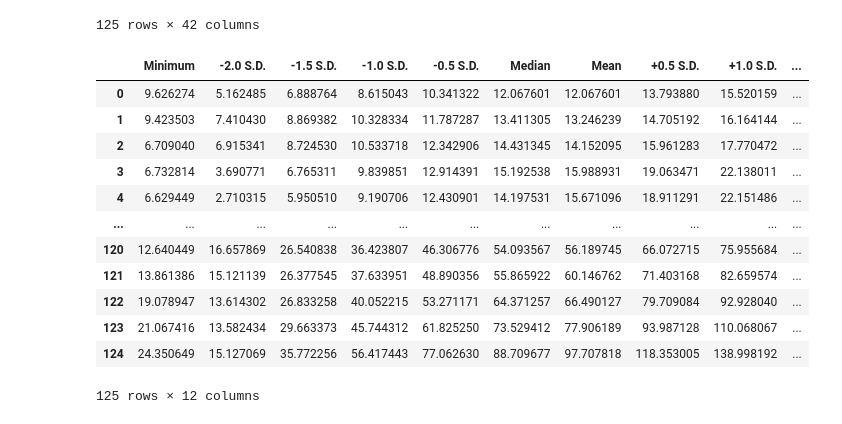
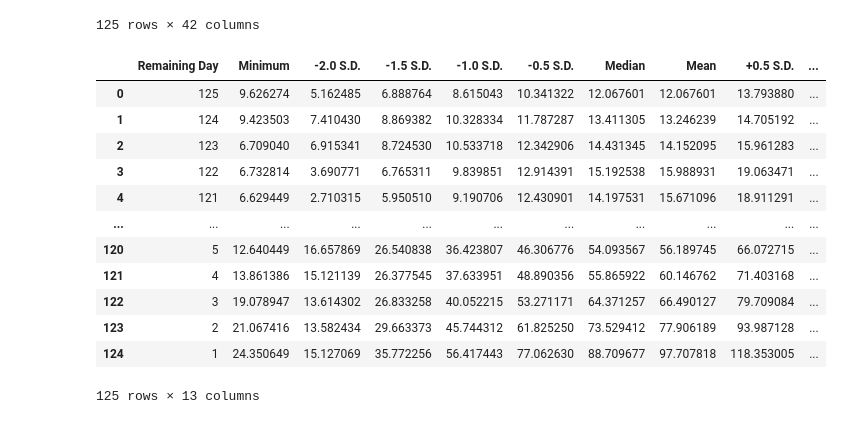
Before and after one commit to SamapanThongmee/SET_Index_Options_Premium_Analysis, a Jupyter notebook: main.ipynb, the cells around one changed output. Saved outputs shown, nothing was run; the diff lists cells and outputs as text; code cells hidden in the pictures.

```diff
--- a/main.ipynb
+++ b/main.ipynb
@@ -634,45 +634,45 @@ Normalized_Premium
 # %%
 sd_values = [-2.0, -1.5, -1.0, -0.5, 0.0, 0.5, 1.0, 1.5, 2.0]
 sd_dict = {}
 
 for sd_value in sd_values:
     label = f'{sd_value}SD'
     sd_dict[label] = Normalized_Premium[Normalized_Premium != 0].apply(lambda x: x.mean() + sd_value * x.std(), axis=1)
 
 sd_dict['min'] = Normalized_Premium[Normalized_Premium != 0].min(axis=1)
 sd_dict['max'] = Normalized_Premium[Normalized_Premium != 0].max(axis=1)
 
 sd_dict['median'] = Normalized_Premium[Normalized_Premium != 0].median(axis=1)
 sd_dict['mean'] = Normalized_Premium[Normalized_Premium != 0].mean(axis=1)
 
 # Add the calculated values to the DataFrame
 for label, values in sd_dict.items():
     Normalized_Premium[label] = values
 
 Normalized_Premium = Normalized_Premium.iloc[:,-13:]
 Normalized_Premium = Normalized_Premium[['min', '-2.0SD', '-1.5SD', '-1.0SD', '-0.5SD',	'median', 'mean', '0.5SD',	'1.0SD', '1.5SD', '2.0SD', 'max']]
 Normalized_Premium = Normalized_Premium.rename(columns={'min':'Minimum',
                                                         '-2.0SD':'-2.0 S.D.', '-1.5SD':'-1.5 S.D.', '-1.0SD':'-1.0 S.D.', '-0.5SD':'-0.5 S.D.',
                                                         'median':'Median', 'mean':'Mean',
                                                         '0.5SD':'+0.5 S.D.', '1.0SD':'+1.0 S.D.', '1.5SD':'+1.5 S.D.', '2.0SD':'+2.0 S.D.',
                                                         'max':'Maximum'})
 
-# Remaining_day = pd.DataFrame({'Remaining Day': range(125, 0, -1)})
-# Normalized_Premium = pd.concat([Remaining_day, Normalized_Premium], axis=1)
+Remaining_day = pd.DataFrame({'Remaining Day': range(125, 0, -1)})
+Normalized_Premium = pd.concat([Remaining_day, Normalized_Premium], axis=1)
 Normalized_Premium
 # %% [output]
-|  | Minimum | -2.0 S.D. | -1.5 S.D. | -1.0 S.D. | -0.5 S.D. | Median | Mean | +0.5 S.D. | +1.0 S.D. | ... |
-| 0 | 9.626274 | 5.162485 | 6.888764 | 8.615043 | 10.341322 | 12.067601 | 12.067601 | 13.793880 | 15.520159 | ... |
-| 1 | 9.423503 | 7.410430 | 8.869382 | 10.328334 | 11.787287 | 13.411305 | 13.246239 | 14.705192 | 16.164144 | ... |
-| 2 | 6.709040 | 6.915341 | 8.724530 | 10.533718 | 12.342906 | 14.431345 | 14.152095 | 15.961283 | 17.770472 | ... |
-| 3 | 6.732814 | 3.690771 | 6.765311 | 9.839851 | 12.914391 | 15.192538 | 15.988931 | 19.063471 | 22.138011 | ... |
-| 4 | 6.629449 | 2.710315 | 5.950510 | 9.190706 | 12.430901 | 14.197531 | 15.671096 | 18.911291 | 22.151486 | ... |
+|  | Remaining Day | Minimum | -2.0 S.D. | -1.5 S.D. | -1.0 S.D. | -0.5 S.D. | Median | Mean | +0.5 S.D. | ... |
+| 0 | 125 | 9.626274 | 5.162485 | 6.888764 | 8.615043 | 10.341322 | 12.067601 | 12.067601 | 13.793880 | ... |
+| 1 | 124 | 9.423503 | 7.410430 | 8.869382 | 10.328334 | 11.787287 | 13.411305 | 13.246239 | 14.705192 | ... |
+| 2 | 123 | 6.709040 | 6.915341 | 8.724530 | 10.533718 | 12.342906 | 14.431345 | 14.152095 | 15.961283 | ... |
+| 3 | 122 | 6.732814 | 3.690771 | 6.765311 | 9.839851 | 12.914391 | 15.192538 | 15.988931 | 19.063471 | ... |
+| 4 | 121 | 6.629449 | 2.710315 | 5.950510 | 9.190706 | 12.430901 | 14.197531 | 15.671096 | 18.911291 | ... |
 | ... | ... | ... | ... | ... | ... | ... | ... | ... | ... | ... |
-| 120 | 12.640449 | 16.657869 | 26.540838 | 36.423807 | 46.306776 | 54.093567 | 56.189745 | 66.072715 | 75.955684 | ... |
-| 121 | 13.861386 | 15.121139 | 26.377545 | 37.633951 | 48.890356 | 55.865922 | 60.146762 | 71.403168 | 82.659574 | ... |
-| 122 | 19.078947 | 13.614302 | 26.833258 | 40.052215 | 53.271171 | 64.371257 | 66.490127 | 79.709084 | 92.928040 | ... |
-| 123 | 21.067416 | 13.582434 | 29.663373 | 45.744312 | 61.825250 | 73.529412 | 77.906189 | 93.987128 | 110.068067 | ... |
-| 124 | 24.350649 | 15.127069 | 35.772256 | 56.417443 | 77.062630 | 88.709677 | 97.707818 | 118.353005 | 138.998192 | ... |
+| 120 | 5 | 12.640449 | 16.657869 | 26.540838 | 36.423807 | 46.306776 | 54.093567 | 56.189745 | 66.072715 | ... |
+| 121 | 4 | 13.861386 | 15.121139 | 26.377545 | 37.633951 | 48.890356 | 55.865922 | 60.146762 | 71.403168 | ... |
+| 122 | 3 | 19.078947 | 13.614302 | 26.833258 | 40.052215 | 53.271171 | 64.371257 | 66.490127 | 79.709084 | ... |
+| 123 | 2 | 21.067416 | 13.582434 | 29.663373 | 45.744312 | 61.825250 | 73.529412 | 77.906189 | 93.987128 | ... |
+| 124 | 1 | 24.350649 | 15.127069 | 35.772256 | 56.417443 | 77.062630 | 88.709677 | 97.707818 | 118.353005 | ... |
-125 rows × 12 columns
+125 rows × 13 columns
 # %%
 Normalized_Premium.to_csv('Normalized_Premium.csv')
```
